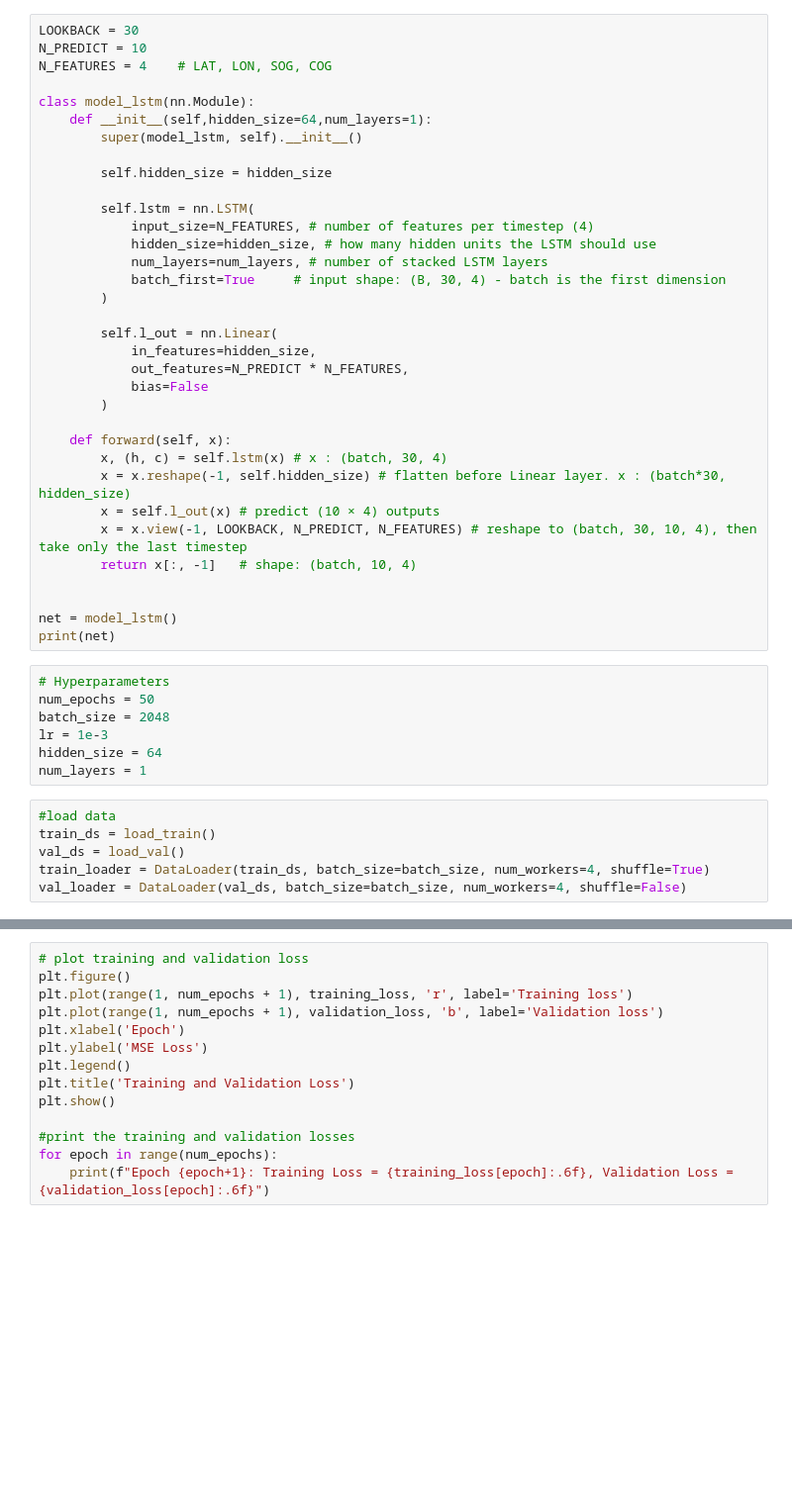
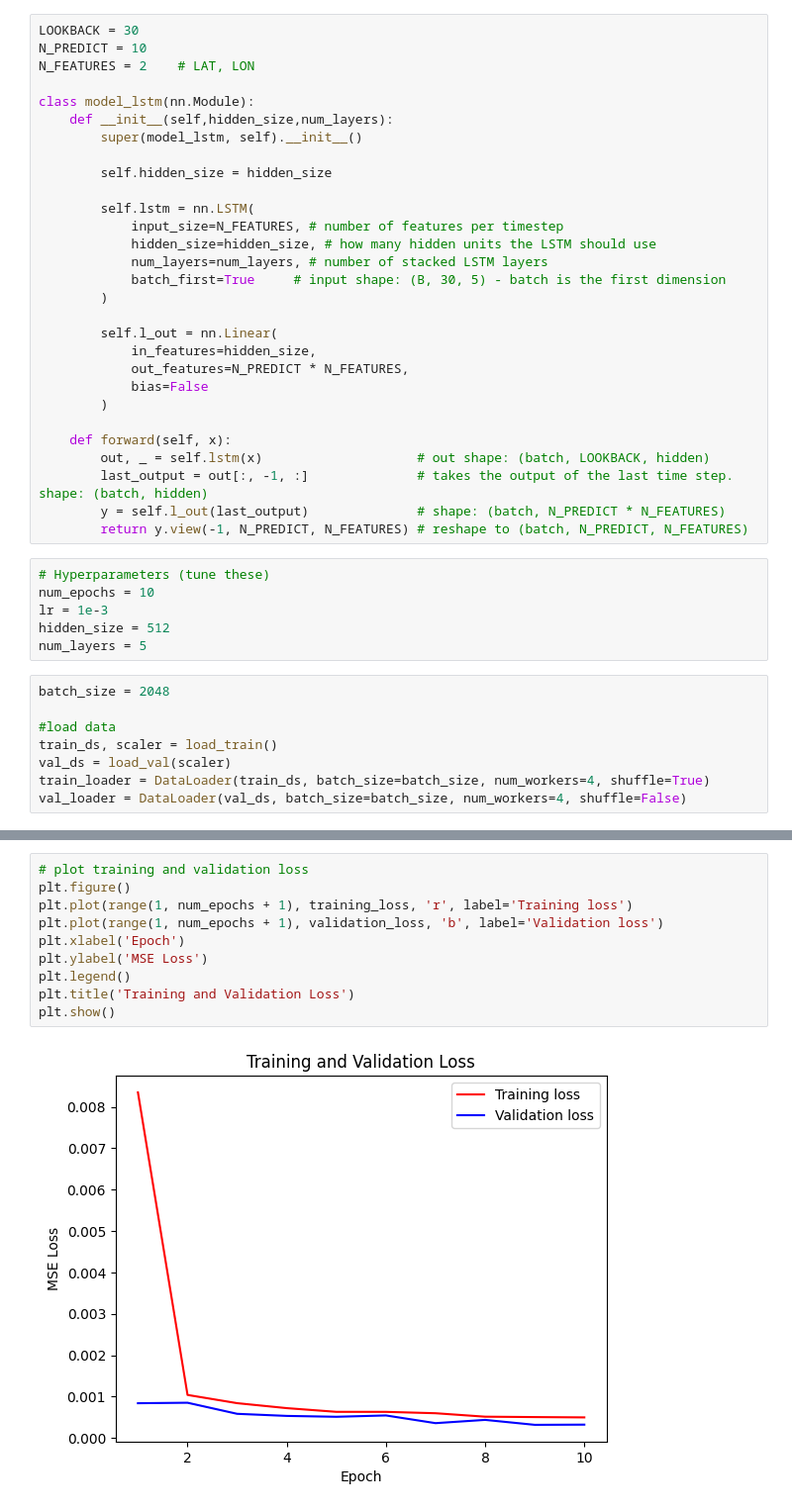
Before and after one commit to GregersSR/02456-deep-learning, a Jupyter notebook: 02456_dl_project/model_lstm.ipynb, the cells around one changed output, grey strips where cells are left out. Shown at 99% size. Cells and saved outputs as stored; diff of their text form; blank space fills up the shorter version.

Commit message:
best lstm model so far

```diff
--- a/02456_dl_project/model_lstm.ipynb
+++ b/02456_dl_project/model_lstm.ipynb
@@ -17,19 +20,19 @@ print("Using device:", device)
 # %%
 LOOKBACK = 30
 N_PREDICT = 10
-N_FEATURES = 4    # LAT, LON, SOG, COG
+N_FEATURES = 2    # LAT, LON
 
 class model_lstm(nn.Module):
-    def __init__(self,hidden_size=64,num_layers=1):
+    def __init__(self,hidden_size,num_layers):
         super(model_lstm, self).__init__()
 
         self.hidden_size = hidden_size
 
         self.lstm = nn.LSTM(
-            input_size=N_FEATURES, # number of features per timestep (4)
+            input_size=N_FEATURES, # number of features per timestep
             hidden_size=hidden_size, # how many hidden units the LSTM should use
             num_layers=num_layers, # number of stacked LSTM layers
-            batch_first=True     # input shape: (B, 30, 4) - batch is the first dimension
+            batch_first=True     # input shape: (B, 30, 5) - batch is the first dimension
         )
 
         self.l_out = nn.Linear(
@@ -39,25 +42,21 @@ class model_lstm(nn.Module):
         )
 
     def forward(self, x):
-        x, (h, c) = self.lstm(x) # x : (batch, 30, 4)
-        x = x.reshape(-1, self.hidden_size) # flatten before Linear layer. x : (batch*30, hidden_size)
-        x = self.l_out(x) # predict (10 × 4) outputs
-        x = x.view(-1, LOOKBACK, N_PREDICT, N_FEATURES) # reshape to (batch, 30, 10, 4), then take only the last timestep
-        return x[:, -1]   # shape: (batch, 10, 4)
-
-
-net = model_lstm()
-print(net)
+        out, _ = self.lstm(x)                    # out shape: (batch, LOOKBACK, hidden)
+        last_output = out[:, -1, :]              # takes the output of the last time step. shape: (batch, hidden)
+        y = self.l_out(last_output)              # shape: (batch, N_PREDICT * N_FEATURES)
+        return y.view(-1, N_PREDICT, N_FEATURES) # reshape to (batch, N_PREDICT, N_FEATURES)
 # %%
-# Hyperparameters
-num_epochs = 50
-batch_size = 2048
+# Hyperparameters (tune these)
+num_epochs = 10
 lr = 1e-3
-hidden_size = 64
-num_layers = 1
+hidden_size = 512
+num_layers = 5
 # %%
+batch_size = 2048
+
 #load data
-train_ds = load_train()
-val_ds = load_val()
+train_ds, scaler = load_train()
+val_ds = load_val(scaler)
 train_loader = DataLoader(train_ds, batch_size=batch_size, num_workers=4, shuffle=True)
 val_loader = DataLoader(val_ds, batch_size=batch_size, num_workers=4, shuffle=False)
@@ -108,15 +154,13 @@ for epoch in range(1, num_epochs + 1):
 # %%
 # plot training and validation loss
 plt.figure()
 plt.plot(range(1, num_epochs + 1), training_loss, 'r', label='Training loss')
 plt.plot(range(1, num_epochs + 1), validation_loss, 'b', label='Validation loss')
 plt.xlabel('Epoch')
 plt.ylabel('MSE Loss')
 plt.legend()
 plt.title('Training and Validation Loss')
 plt.show()
-
-#print the training and validation losses
-for epoch in range(num_epochs):
-    print(f"Epoch {epoch+1}: Training Loss = {training_loss[epoch]:.6f}, Validation Loss = {validation_loss[epoch]:.6f}")
+# %% [output]
+[figure, added]
 # %%
```
Also changed, not shown: parts of 5 cells of this notebook.
